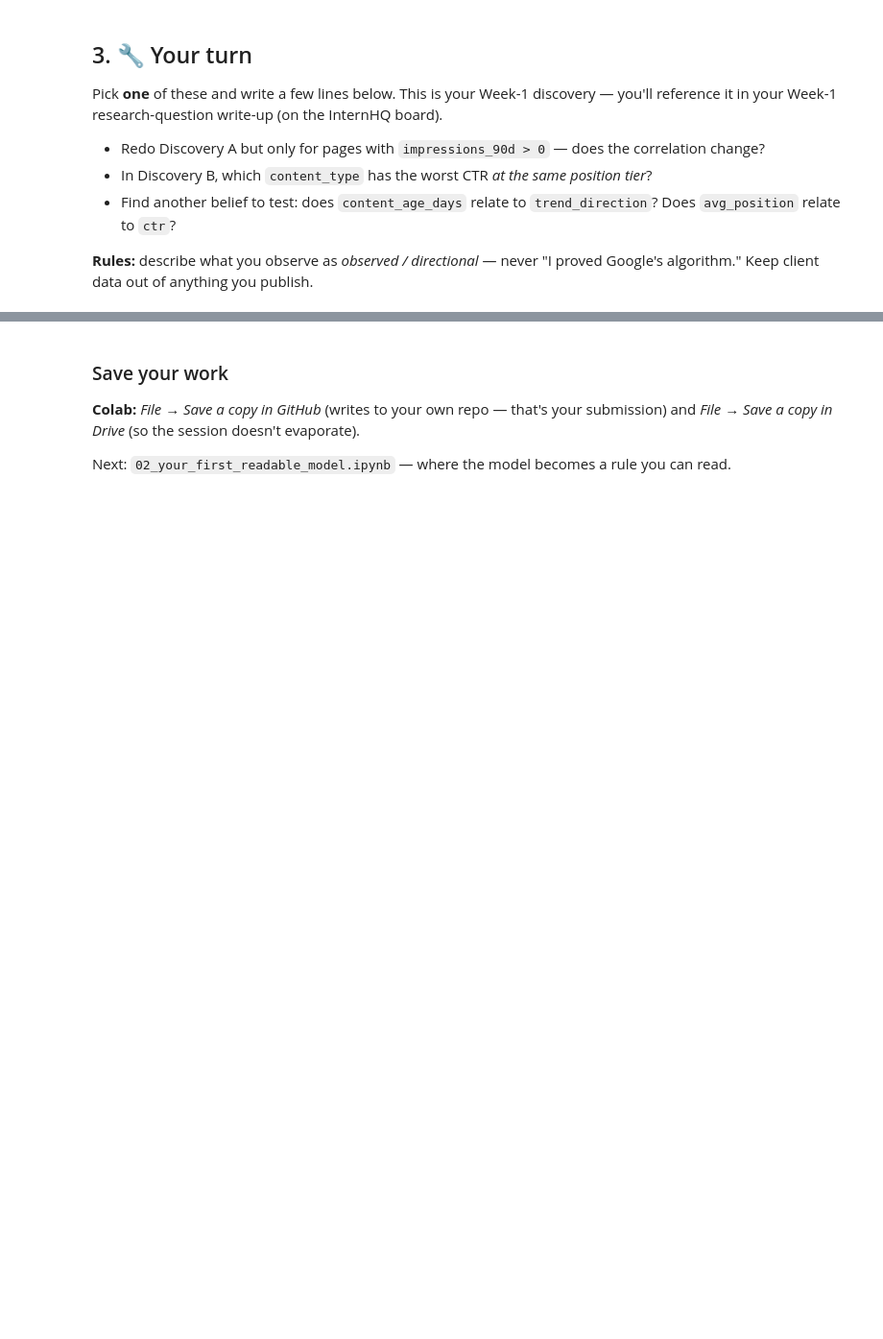
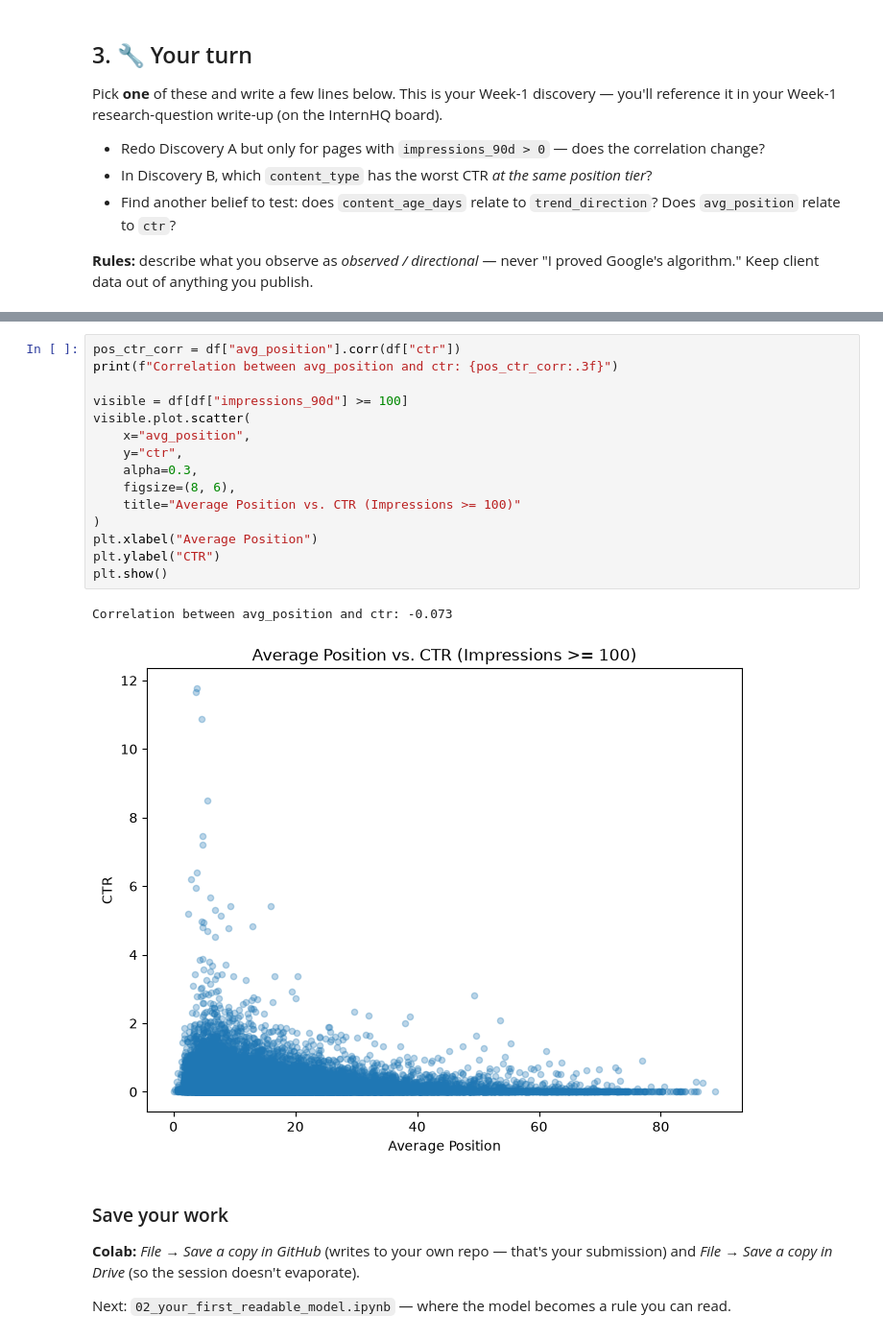
Before and after one commit to si-ux/FlyrankAI-Internship, a Jupyter notebook: notebooks/01_first_look_and_discovery.ipynb, the cells around one changed output, grey strips where cells are left out. Shown at 96% size. Cells and saved outputs as stored; diff of their text form; blank space fills up the shorter version.

```diff
--- a/notebooks/01_first_look_and_discovery.ipynb
+++ b/notebooks/01_first_look_and_discovery.ipynb
@@ -102,3 +217,21 @@ Pick **one** of these and write a few lines below. This is your Week-1 discovery
+# %%
+pos_ctr_corr = df["avg_position"].corr(df["ctr"])
+print(f"Correlation between avg_position and ctr: {pos_ctr_corr:.3f}")
+
+visible = df[df["impressions_90d"] >= 100]
+visible.plot.scatter(
+    x="avg_position",
+    y="ctr",
+    alpha=0.3,
+    figsize=(8, 6),
+    title="Average Position vs. CTR (Impressions >= 100)"
+)
+plt.xlabel("Average Position")
+plt.ylabel("CTR")
+plt.show()
+# %% [output]
+Correlation between avg_position and ctr: -0.073
+[figure, added]
 # %% [markdown]
 ### Save your work
 **Colab:** *File → Save a copy in GitHub* (writes to your own repo — that's your submission) and *File → Save a copy in Drive* (so the session doesn't evaporate).
```
Also changed, not shown: parts of 14 cells of this notebook, 4 other files.
